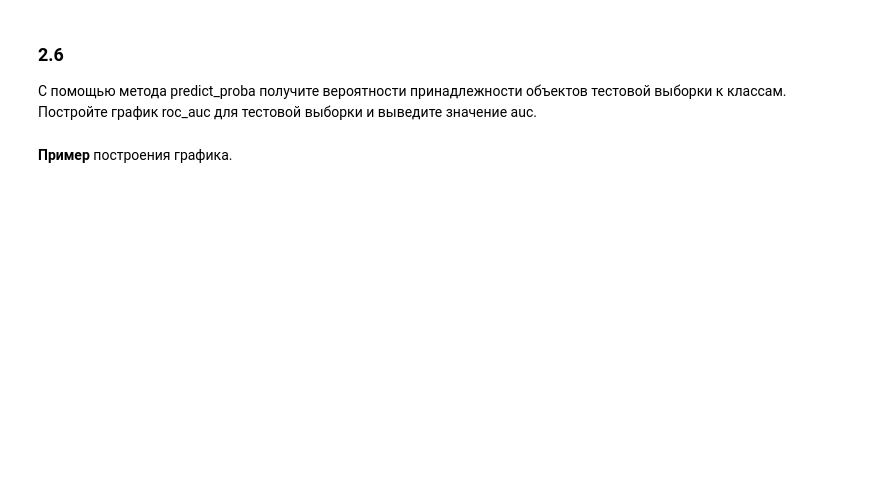
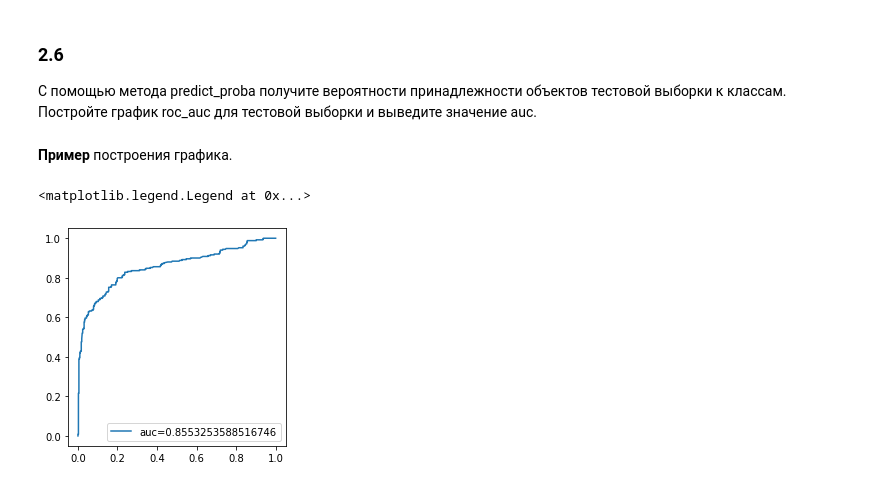
Before and after one commit to MichaeAmri/machine_learnng_homeworks, a Jupyter notebook: 6. Классификация. Часть 2/homework_classification_2_les_1_part_2.ipynb, the cells around one changed output. Cells and saved outputs as stored; diff of their text form; code cells hidden in the pictures; blank space fills up the shorter version.

```diff
--- a/6. Классификация. Часть 2/homework_classification_2_les_1_part_2.ipynb
+++ b/6. Классификация. Часть 2/homework_classification_2_les_1_part_2.ipynb
@@ -158,11 +158,16 @@ print(log_reg_cv.C_)
 # %%
 from sklearn.metrics import roc_auc_score, roc_curve
 # %%
-probas = logit_search.fit(x_train, y_train).predict_proba(x_train)
+probas = model.fit(X_train, y_train).predict_proba(X_train)
 fpr, tpr, _ = roc_curve(y_train, probas[:, 1])
 auc = roc_auc_score(y_train, probas[:, 1])
+
+plt.gca().set_aspect('equal')
 plt.plot(fpr, tpr, label="auc=" + str(auc))
 plt.legend(loc=4)
+# %% [output]
+<matplotlib.legend.Legend at 0x...>
+[figure, added]
 # %%
 fig, ax = plt.subplots(figsize=(8, 8))
 
```
Also changed, not shown: parts of 5 cells of this notebook, 8 other files.
